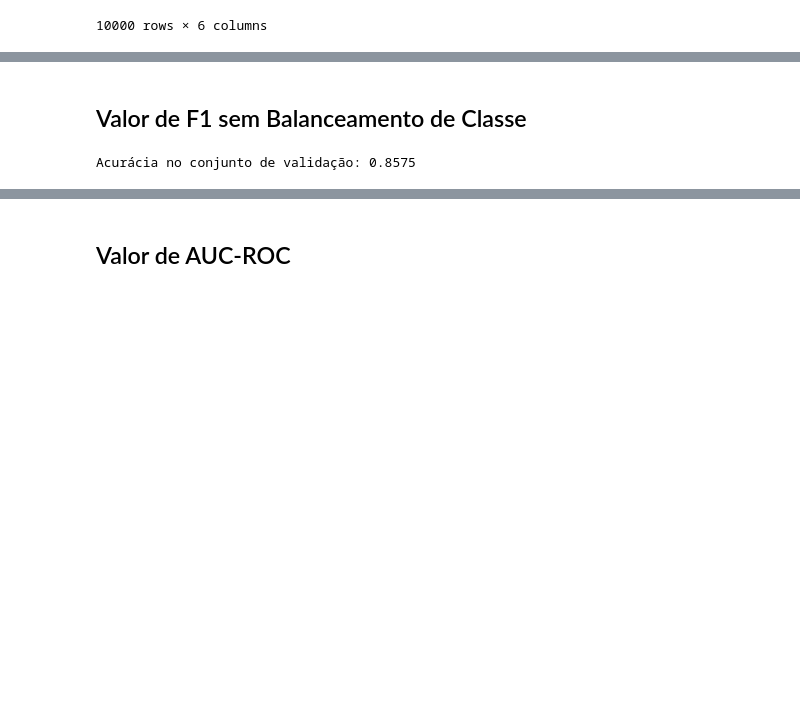
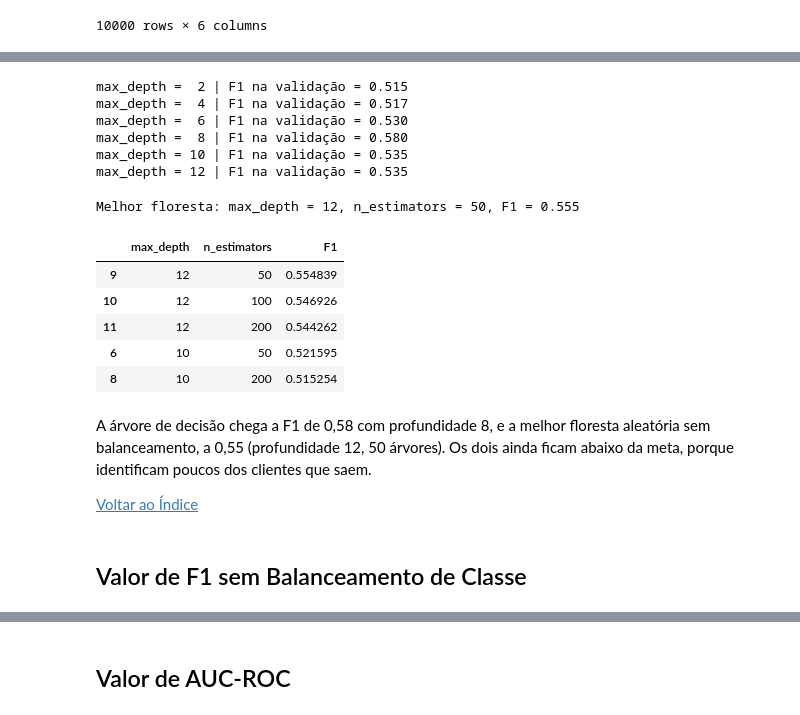
Before and after one commit to gabrieldeoliver1/Projetos, a Jupyter notebook: Projeto_08/8.modelo_de_previsao_se_um_cliente_deixara_o_banco_em_breve.ipynb, the cells around one changed output, grey strips where cells are left out. Saved outputs shown, nothing was run; the diff lists cells and outputs as text; code cells hidden in the pictures; blank space fills up the shorter version.

```diff
--- a/Projeto_08/8.modelo_de_previsao_se_um_cliente_deixara_o_banco_em_breve.ipynb
+++ b/Projeto_08/8.modelo_de_previsao_se_um_cliente_deixara_o_banco_em_breve.ipynb
@@ -512,23 +502,0 @@ Fizemos um For para saber quanto max_depth está a melhor acurácia, e o melhor
-# %%
-# Inicializa as variáveis para armazenar a melhor acurácia e o melhor número de estimadores
-best_score = 0
-best_est = 0
-
-# Itera sobre diferentes valores de n_estimators para o modelo de floresta aleatória, variando de 1 a 10
-for est in range(1, 11):
-    # Cria um classificador de floresta aleatória com um estado aleatório fixo, profundidade máxima de 8 e n_estimators definido
-    model_best = RandomForestClassifier(random_state=123456, max_depth=8, n_estimators=est)
-
-    # Treina o modelo usando as características e alvos do conjunto de treino
-    model_best.fit(features_train, target_train)
-
-    # Avalia o modelo no conjunto de validação e armazena a acurácia
-    score = model_best.score(features_valid, target_valid)
-
-    # Se a acurácia atual for melhor que a melhor acurácia registrada, atualiza as variáveis
-    if score > best_score:
-        best_score = score
-        best_est = est
-
-# Exibe a acurácia do melhor modelo encontrado e o número de estimadores correspondente
-print("A acurácia do melhor modelo no conjunto de validação (n_estimators = {}): {}".format(best_est, best_score))
@@ -541,2 +507,43 @@ n_estimators = 10 foi o queteve melhor acurácia
+# %%
+from sklearn.metrics import f1_score, classification_report
+from sklearn.utils import shuffle
+
+# Árvore de decisão: F1 na validação para cada profundidade
+for depth in range(2, 13, 2):
+    modelo = DecisionTreeClassifier(random_state=12345, max_depth=depth).fit(features_train, target_train)
+    print(f"max_depth = {depth:2d} | F1 na validação = {f1_score(target_valid, modelo.predict(features_valid)):.3f}")
+# %% [output]
+max_depth =  2 | F1 na validação = 0.515
+max_depth =  4 | F1 na validação = 0.517
+max_depth =  6 | F1 na validação = 0.530
+max_depth =  8 | F1 na validação = 0.580
+max_depth = 10 | F1 na validação = 0.535
+max_depth = 12 | F1 na validação = 0.535
+# %%
+# Floresta aleatória: busca da melhor combinação de profundidade e número de árvores, pelo F1 na validação
+resultados_rf = []
+for depth in [6, 8, 10, 12]:
+    for est in [50, 100, 200]:
+        modelo = RandomForestClassifier(random_state=12345, max_depth=depth, n_estimators=est, n_jobs=-1)
+        modelo.fit(features_train, target_train)
+        resultados_rf.append({"max_depth": depth, "n_estimators": est,
+                              "F1": f1_score(target_valid, modelo.predict(features_valid))})
+resultados_rf = pd.DataFrame(resultados_rf).sort_values("F1", ascending=False)
+melhor = resultados_rf.iloc[0]
+MAX_DEPTH, N_ESTIMATORS = int(melhor["max_depth"]), int(melhor["n_estimators"])
+print(f"Melhor floresta: max_depth = {MAX_DEPTH}, n_estimators = {N_ESTIMATORS}, F1 = {melhor['F1']:.3f}")
+resultados_rf.head()
+# %% [output]
+Melhor floresta: max_depth = 12, n_estimators = 50, F1 = 0.555
+|  | max_depth | n_estimators | F1 |
+| 9 | 12 | 50 | 0.554839 |
+| 10 | 12 | 100 | 0.546926 |
+| 11 | 12 | 200 | 0.544262 |
+| 6 | 10 | 50 | 0.521595 |
+| 8 | 10 | 200 | 0.515254 |
+# %% [markdown]
+A árvore de decisão chega a F1 de 0,58 com profundidade 8, e a melhor floresta aleatória sem balanceamento, a 0,55 (profundidade 12, 50 árvores). Os dois ainda ficam abaixo da meta, porque identificam poucos dos clientes que saem.
+
+[Voltar ao Índice](#back)
 # %% [markdown]
 ## Valor de F1 sem Balanceamento de Classe
@@ -552,9 +549,0 @@ model_valid = model.predict(features_valid)
-# %%
-# Calcula a acurácia das previsões no conjunto de validação
-# Compara as previsões feitas pelo modelo (model_valid) com os valores reais (target_valid)
-accuracy = accuracy_score(target_valid, model_valid)
-
-# Exibe a acurácia calculada
-print("Acurácia no conjunto de validação:", accuracy)
-# %% [output]
-Acurácia no conjunto de validação: 0.8575
```
Also changed, not shown: parts of 60 cells of this notebook, 1 other file.
